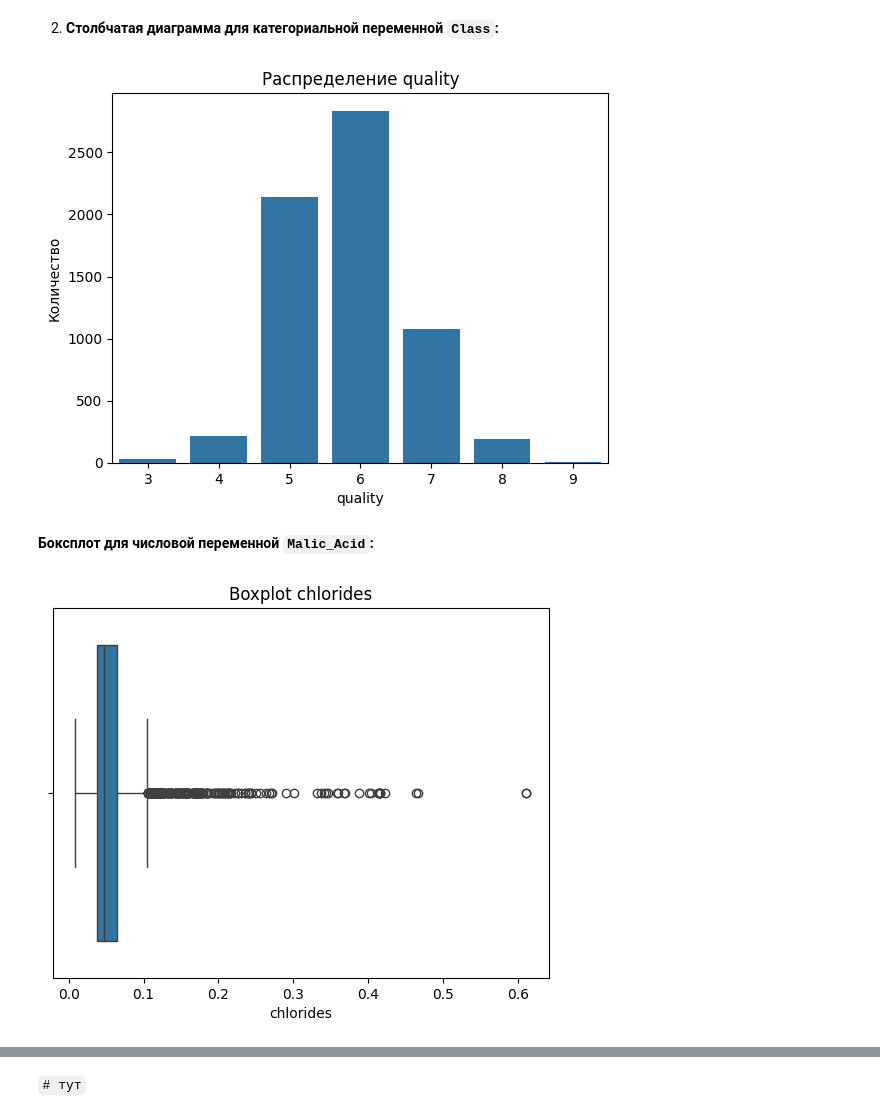
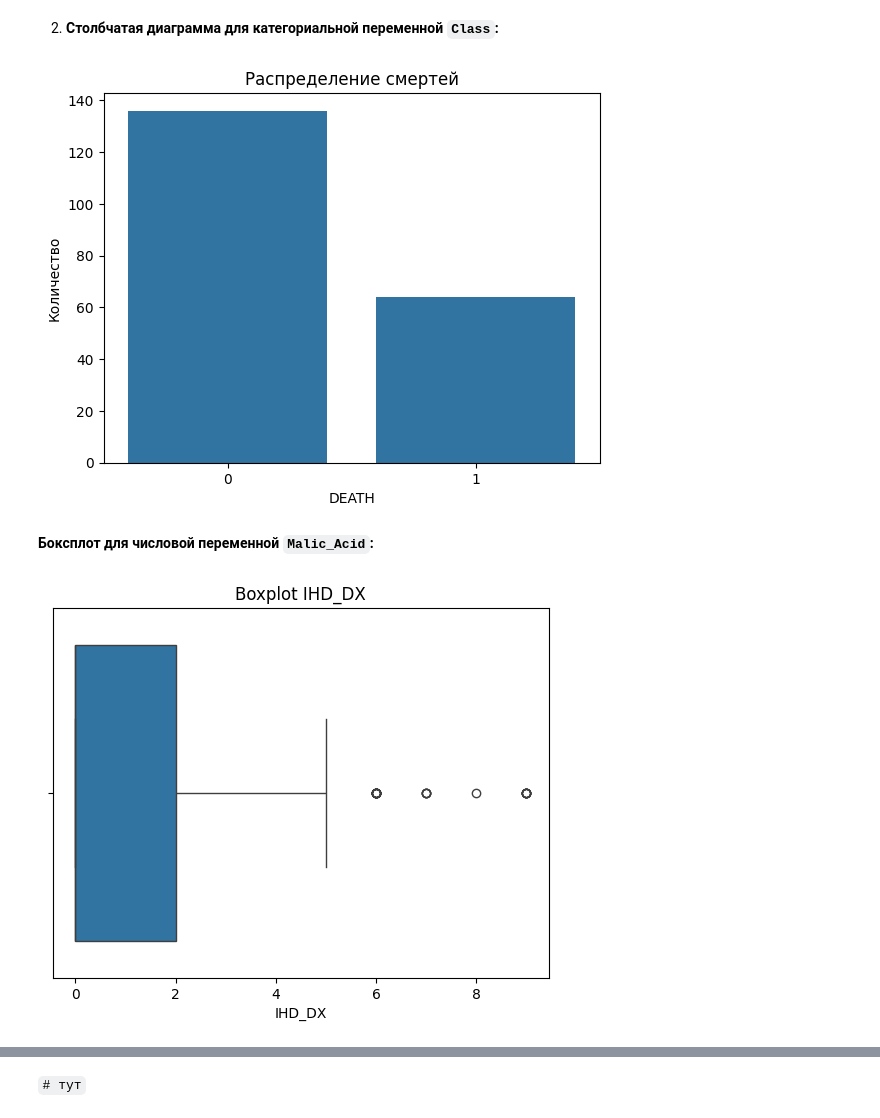
Before and after one commit to ElizarSaenko/ML_SAENKO, a Jupyter notebook: Практика_1.ipynb, the cells around one changed output, grey strips where cells are left out. Saved outputs shown, nothing was run; the diff lists cells and outputs as text; code cells hidden in the pictures.

```diff
--- a/Практика_1.ipynb
+++ b/Практика_1.ipynb
@@ -337,22 +311,22 @@ DEATH - столбец, который показывает состояние
 # %% [markdown]
 2. **Столбчатая диаграмма для категориальной переменной `Class`:**
 # %%
-   sns.countplot(x='quality', data=df)
-   plt.title('Распределение quality')
-   plt.xlabel('quality')
+   sns.countplot(x='DEATH', data=df)
+   plt.title('Распределение смертей')
+   plt.xlabel('DEATH')
    plt.ylabel('Количество')
    plt.show()
 # %% [output]
-[figure, old version]
+[figure, new version]
 # %% [markdown]
 **Боксплот для числовой переменной `Malic_Acid`:**
 # %%
-   sns.boxplot(x=df['chlorides'])
-   plt.title('Boxplot chlorides')
-   plt.xlabel('chlorides')
+   sns.boxplot(x=df['IHD_DX'])
+   plt.title('Boxplot IHD_DX')
+   plt.xlabel('IHD_DX')
    plt.show()
 # %% [output]
-[figure, old version]
+[figure, new version]
 # %% [markdown]
    **Ваши наблюдения:**
 
```
Also changed, not shown: parts of 5 cells of this notebook.
